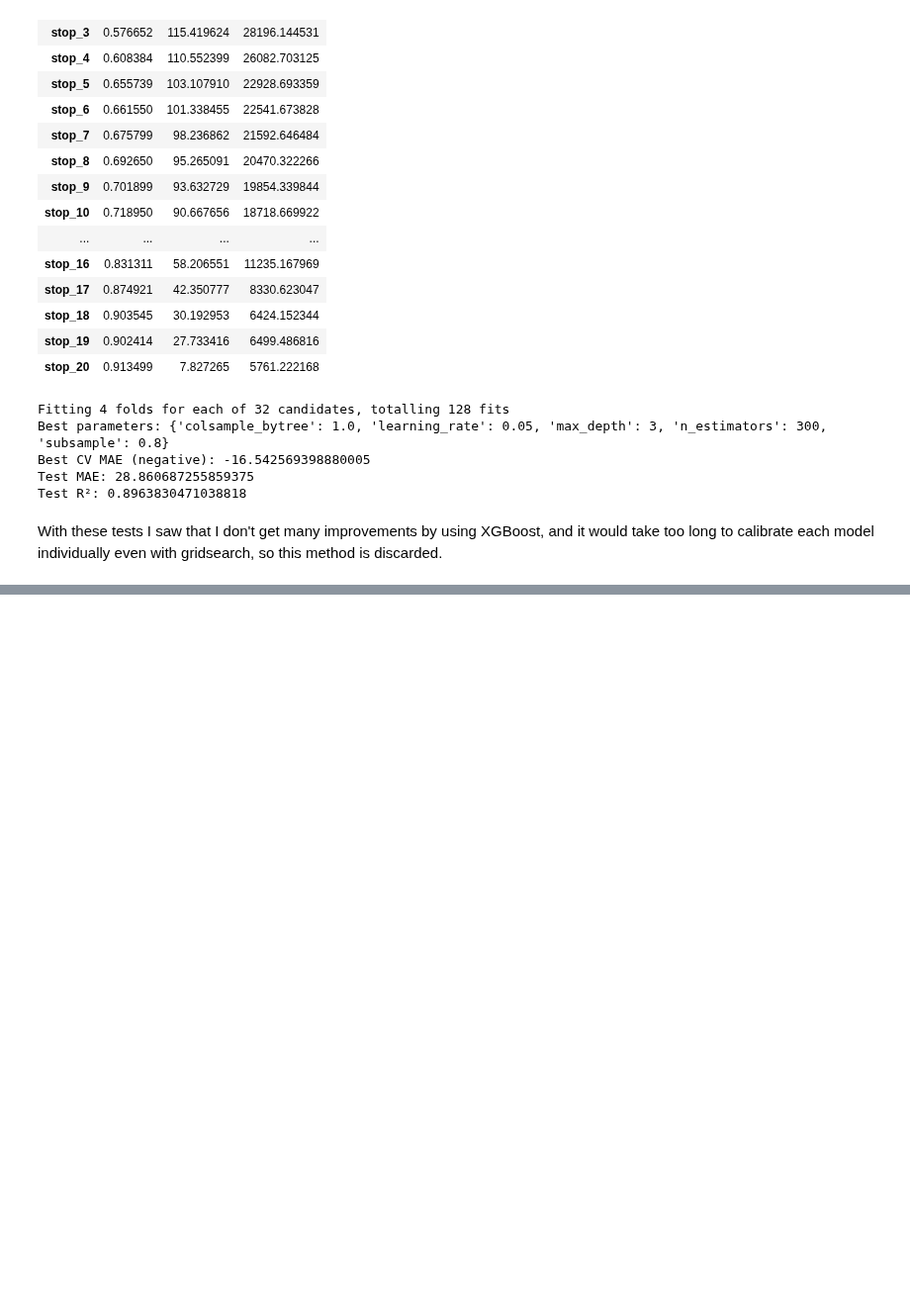
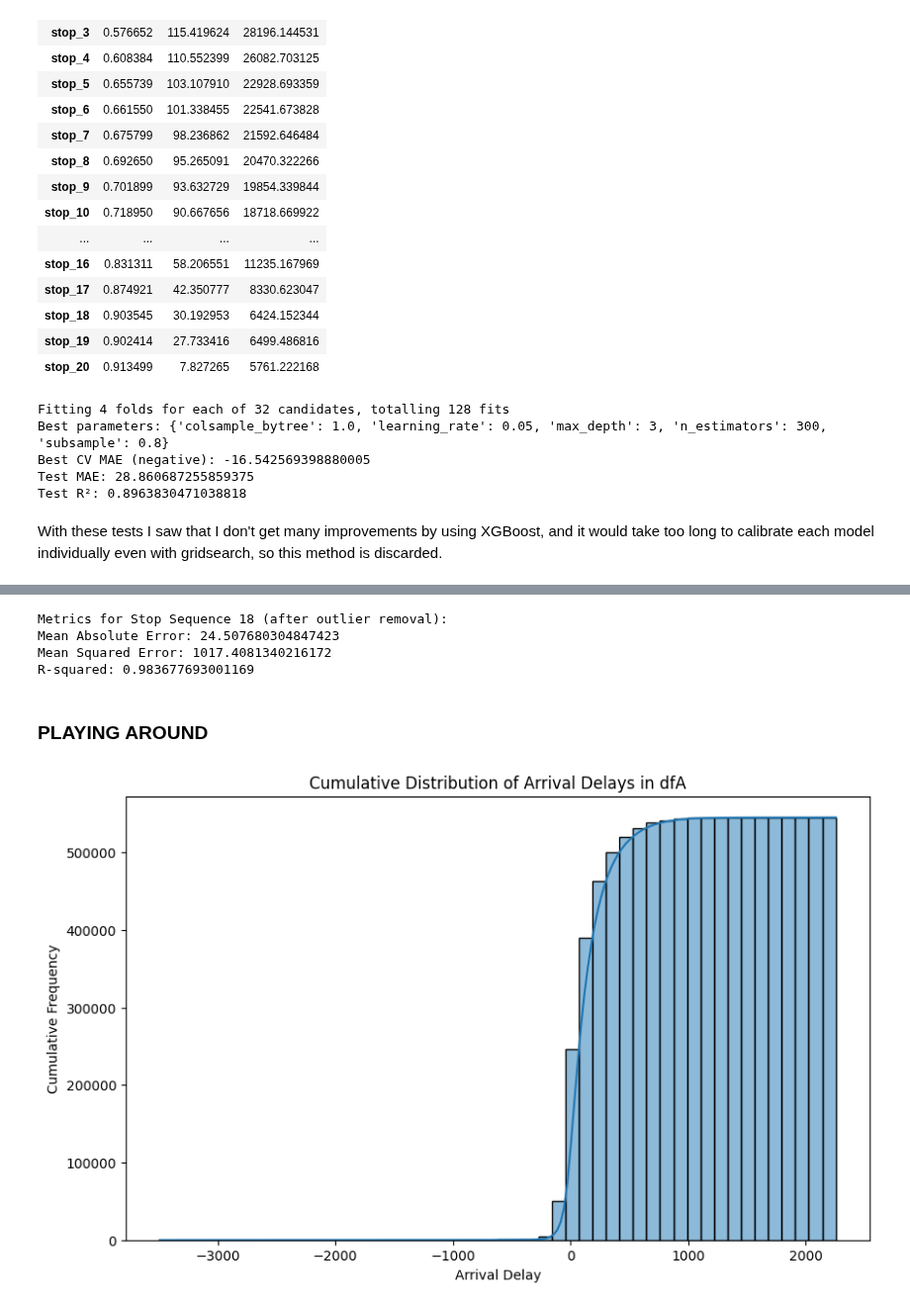
Before and after one commit to Gioalf/AH2179, a Jupyter notebook: project/AIprojectGioAlf.ipynb, the cells around one changed output, grey strips where cells are left out. Shown at 99% size. Cells and saved outputs as stored; diff of their text form; code cells hidden in the pictures; blank space fills up the shorter version.

```diff
--- a/project/AIprojectGioAlf.ipynb
+++ b/project/AIprojectGioAlf.ipynb
@@ -888,0 +935,70 @@ Sum of the explained variance: 0.6989932068902833
+# %%
+from sklearn.linear_model import LinearRegression
+from sklearn.metrics import mean_absolute_error, mean_squared_error, r2_score
+from sklearn.model_selection import train_test_split
+from sklearn.preprocessing import StandardScaler
+import pandas as pd
+
+# Get the data for stop 18 from df2
+df_stop18 = df2['stop_18'].copy()
+
+# Remove rows identified as outliers
+# Ensure the indices align - outliers indices are relative to the original df_stop18
+# Re-calculate outliers specifically for df_stop18 if PCA was done on a different subset
+# Assuming PCA was done on df_stop18 for simplicity based on previous cell context
+# If PCA was done on a different dataframe, the outlier indices would need adjustment.
+# For now, let's assume the 'outliers' indices are relative to df_stop18.
+df_stop18_cleaned = df_stop18.drop(index=df_stop18.index[outliers])
+
+
+# Drop non-predictive columns
+df_stop18_cleaned = df_stop18_cleaned.drop(['Calendar_date', 'stop_sequence'], axis=1)
+
+# Define features and target
+X_stop18 = df_stop18_cleaned.drop(['arrival_delay_stop_20'], axis=1)
+y_stop18 = df_stop18_cleaned['arrival_delay_stop_20']
+
+# Split chronologically: first 80% train, last 20% test
+split_idx = int(len(X_stop18) * 0.8)
+X_train_stop18, X_test_stop18 = X_stop18.iloc[:split_idx], X_stop18.iloc[split_idx:]
+y_train_stop18, y_test_stop18 = y_stop18.iloc[:split_idx], y_stop18.iloc[split_idx:]
+
+# Standardize features
+scaler_stop18 = StandardScaler()
+X_train_scaled_stop18 = scaler_stop18.fit_transform(X_train_stop18)
+X_test_scaled_stop18 = scaler_stop18.transform(X_test_stop18)
+
+# Train Linear Regression model
+model_stop18_cleaned = LinearRegression()
+model_stop18_cleaned.fit(X_train_scaled_stop18, y_train_stop18)
+
+# Evaluate
+y_pred_stop18 = model_stop18_cleaned.predict(X_test_scaled_stop18)
+r2_stop18 = r2_score(y_test_stop18, y_pred_stop18)
+mae_stop18 = mean_absolute_error(y_test_stop18, y_pred_stop18)
+mse_stop18 = mean_squared_error(y_test_stop18, y_pred_stop18)
+
+
+print(f"Metrics for Stop Sequence 18 (after outlier removal):")
+print(f"Mean Absolute Error: {mae_stop18}")
+print(f"Mean Squared Error: {mse_stop18}")
+print(f"R-squared: {r2_stop18}")
+# %% [output]
+Metrics for Stop Sequence 18 (after outlier removal):
+Mean Absolute Error: 24.507680304847423
+Mean Squared Error: 1017.4081340216172
+R-squared: 0.983677693001169
+# %% [markdown]
+### **PLAYING AROUND**
+# %%
+import matplotlib.pyplot as plt
+import seaborn as sns
+
+plt.figure(figsize=(10, 6))
+sns.histplot(data=dfA, x='arrival_delay', kde=True, cumulative=True, bins=50)
+plt.title('Cumulative Distribution of Arrival Delays in dfA')
+plt.xlabel('Arrival Delay')
+plt.ylabel('Cumulative Frequency')
+plt.show()
+# %% [output]
+[figure, added]
```
Also changed, not shown: parts of 3 cells of this notebook.
